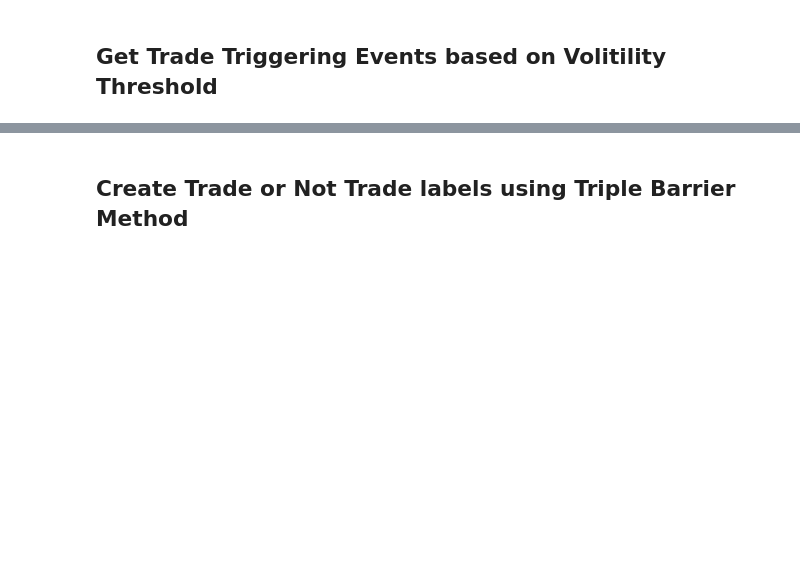
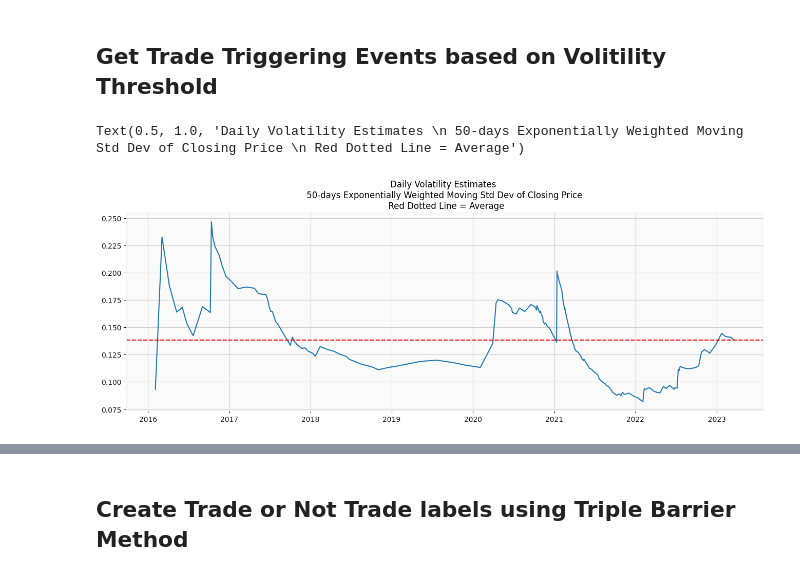
Before and after one commit to waikho/MADS_Capstone, a Jupyter notebook: modeling.ipynb, the cells around one changed output, grey strips where cells are left out. Saved outputs shown, nothing was run; the diff lists cells and outputs as text; code cells hidden in the pictures; blank space fills up the shorter version.

```diff
--- a/modeling.ipynb
+++ b/modeling.ipynb
@@ -172,2 +97,10 @@ ax.axhline(dailyVolatility.mean(),ls='--',color='r')
+# %%
+plt.figure(figsize=(16,5))
+plt.plot(dailyVolatility)
+plt.axhline(dailyVolatility.mean(),ls='--',color='r')
+plt.title('Daily Volatility Estimates \n 50-days Exponentially Weighted Moving Std Dev of Closing Price \n Red Dotted Line = Average')
+# %% [output]
+Text(0.5, 1.0, 'Daily Volatility Estimates \n 50-days Exponentially Weighted Moving Std Dev of Closing Price \n Red Dotted Line = Average')
+[figure, added]
 # %%
 #show distribution of volitility
```
Also changed, not shown: parts of 36 cells of this notebook, 3 other files.
